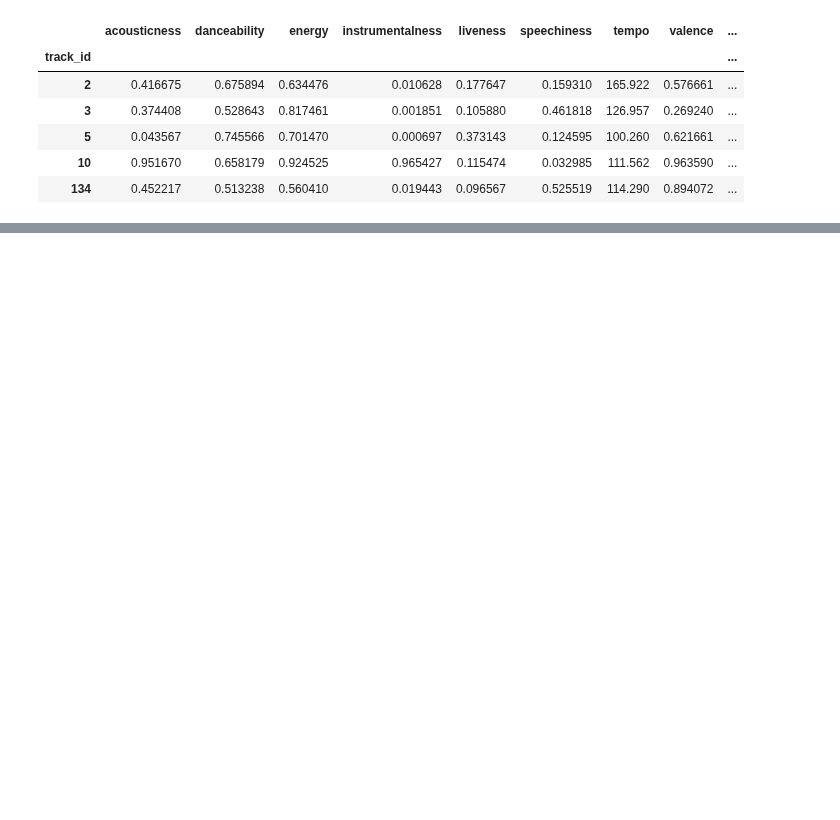
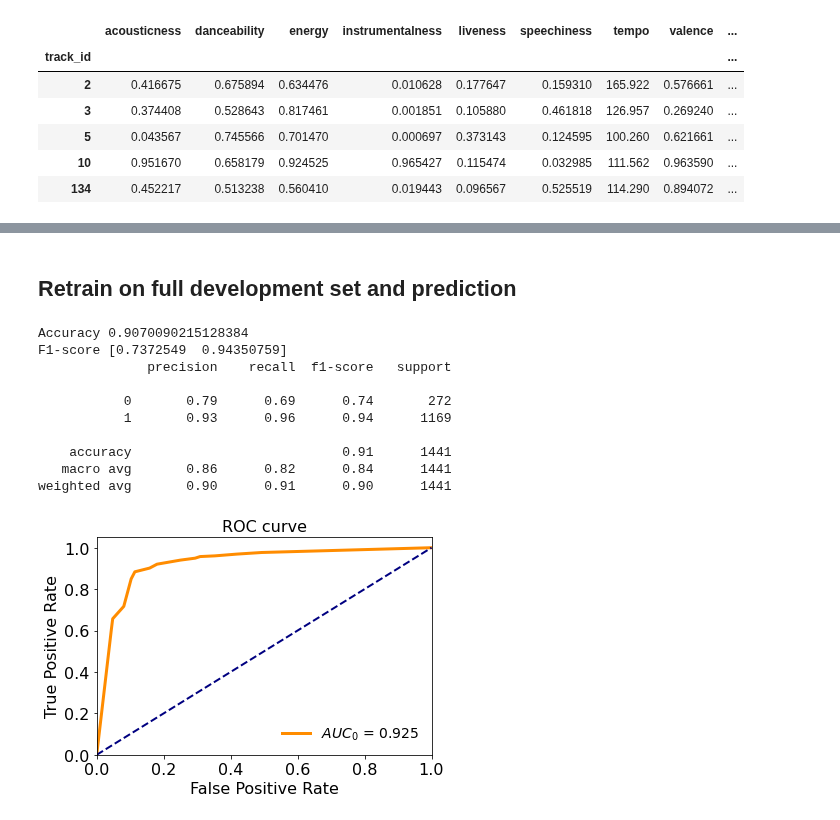
Before and after one commit to gaetanoantonicchio/DataMining-2, a Jupyter notebook: classification-unbalanced/genre_class-decision_tree-KNN_unbalanced-echonest.ipynb, the cells around one changed output, grey strips where cells are left out. Saved outputs shown, nothing was run; the diff lists cells and outputs as text; code cells hidden in the pictures; blank space fills up the shorter version.

```diff
--- a/classification-unbalanced/genre_class-decision_tree-KNN_unbalanced-echonest.ipynb
+++ b/classification-unbalanced/genre_class-decision_tree-KNN_unbalanced-echonest.ipynb
@@ -106,0 +137,15 @@ Name: genre_top, dtype: int64
+# %%
+# 10 fold cross validation - grid search
+param_grid = {
+               "max_depth": [3,4,5,6, None],
+               "min_samples_leaf": [25,45,75,150,250,300,400,500,600],
+               "criterion": ["gini", "entropy"]
+             }
+# model
+dtc = DecisionTreeClassifier()
+stratified_cv = StratifiedKFold(n_splits=10, shuffle=True, random_state=42)
+random_search = GridSearchCV(dtc, cv =stratified_cv , param_grid=param_grid, n_jobs=2, verbose=True)
+
+random_search.fit(X_develop, y_develop)
+dtc=random_search.best_estimator_
+report(random_search.cv_results_, n_top=10)
@@ -106,0 +170,39 @@ Name: genre_top, dtype: int64
+# %% [markdown]
+## Retrain on full development set and prediction
+# %%
+dtc = DecisionTreeClassifier(criterion= 'entropy',max_depth=4, min_samples_leaf= 45)
+dtc.fit(X_develop,y_develop)
+
+y_pred_dtc = dtc.predict(X_test)
+
+print('Accuracy %s' % accuracy_score(y_test, y_pred_dtc))
+print('F1-score %s' % f1_score(y_test, y_pred_dtc, average=None))
+print(classification_report(y_test, y_pred_dtc))
+
+y_score = dtc.predict_proba(X_test)
+fpr0, tpr0, _ = roc_curve(y_test, y_score[:, 1])
+roc_auc0 = auc(fpr0, tpr0)
+
+plt.plot(fpr0, tpr0, color='darkorange', lw=3, label='$AUC_0$ = %.3f' % (roc_auc0))
+
+plt.plot([0, 1], [0, 1], color='navy', lw=2, linestyle='--')
+plt.xlim([0.0, 1.0])
+plt.ylim([0.0, 1.05])
+plt.xlabel('False Positive Rate', fontsize=16)
+plt.ylabel('True Positive Rate', fontsize=16)
+plt.title('ROC curve', fontsize=16)
+plt.legend(loc="lower right", fontsize=14, frameon=False)
+plt.tick_params(axis='both', which='major', labelsize=16)
+plt.show()
+# %% [output]
+Accuracy 0.9070090215128384
+F1-score [0.7372549  0.94350759]
+              precision    recall  f1-score   support
+
+           0       0.79      0.69      0.74       272
+           1       0.93      0.96      0.94      1169
+
+    accuracy                           0.91      1441
+   macro avg       0.86      0.82      0.84      1441
+weighted avg       0.90      0.91      0.90      1441
+[figure, added]
```
Also changed, not shown: parts of 13 cells of this notebook.
